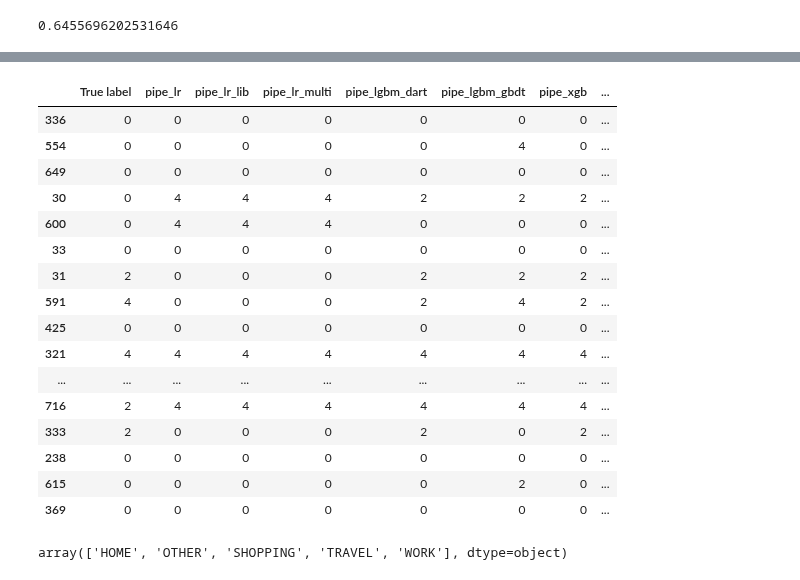
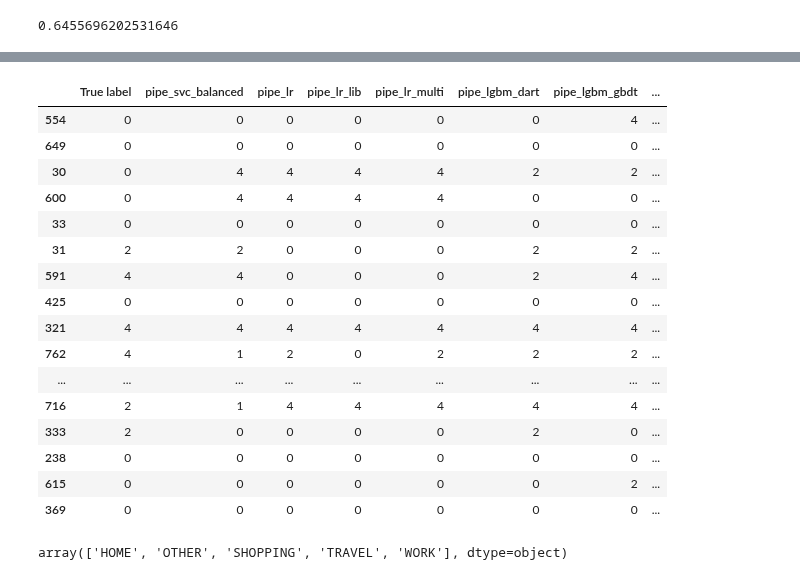
Before and after one commit to mozhao0331/Restaurant_Segmentation_Analysis, a Jupyter notebook: doc/smoothie_king/ensemble_no_percent_features.ipynb, the cells around one changed output, grey strips where cells are left out. Cells and saved outputs as stored; diff of their text form; code cells hidden in the pictures.

```diff
--- a/doc/smoothie_king/ensemble.ipynb
+++ b/doc/smoothie_king/ensemble_no_percent_features.ipynb
@@ -243,6 +325,7 @@ pipe_lr.score(X_test, y_test)
 # %%
 prediction_result = pd.DataFrame({
     "True label": y_test,
+    "pipe_svc_balanced": pipe_svc_balanced.predict(X_test),
     "pipe_lr": pipe_lr.predict(X_test)
 })
 # %%
@@ -482,0 +568,6 @@ prediction_result.head(20)
+# %%
+pipe_cat = make_pipeline(
+    preprocessor,
+    CatBoostClassifier(verbose=0, random_state=42, thread_count=-1)
+)
+pipe_cat.fit(X_train, y_train);
@@ -483,3 +582,14 @@ prediction_result.head(20)
+# %%
+cat_param_grid = {
+    "catboostclassifier__learning_rate": [0.001, 0.01, 0.3, 0.5],
+    "catboostclassifier__depth": [3, 6, 9, 12],
+    "catboostclassifier__l2_leaf_reg": [3, 6, 9, 12]
+}
+cat_random_search = RandomizedSearchCV(
+    pipe_cat, cat_param_grid, n_jobs=-1, n_iter=20, cv=5, random_state=42
+)
+# %%
+cat_random_search.fit(X_train, y_train);
 # %% [markdown]
 ## Trying RandomForest
 # %%
@@ -589,23 +699,23 @@ prediction_result.iloc[20:60]
 | 336 | 0 | 0 | 0 | 0 | 0 | 0 | 0 | ... |
 # %%
-prediction_result.tail(20)
+prediction_result.iloc[60:]
 # %% [output]
-|  | True label | pipe_lr | pipe_lr_lib | pipe_lr_multi | pipe_lgbm_dart | pipe_lgbm_gbdt | pipe_xgb | ... |
-| 336 | 0 | 0 | 0 | 0 | 0 | 0 | 0 | ... |
-| 554 | 0 | 0 | 0 | 0 | 0 | 4 | 0 | ... |
+|  | True label | pipe_svc_balanced | pipe_lr | pipe_lr_lib | pipe_lr_multi | pipe_lgbm_dart | pipe_lgbm_gbdt | ... |
+| 554 | 0 | 0 | 0 | 0 | 0 | 0 | 4 | ... |
 | 649 | 0 | 0 | 0 | 0 | 0 | 0 | 0 | ... |
-| 30 | 0 | 4 | 4 | 4 | 2 | 2 | 2 | ... |
-| 600 | 0 | 4 | 4 | 4 | 0 | 0 | 0 | ... |
+| 30 | 0 | 4 | 4 | 4 | 4 | 2 | 2 | ... |
+| 600 | 0 | 4 | 4 | 4 | 4 | 0 | 0 | ... |
 | 33 | 0 | 0 | 0 | 0 | 0 | 0 | 0 | ... |
-| 31 | 2 | 0 | 0 | 0 | 2 | 2 | 2 | ... |
-| 591 | 4 | 0 | 0 | 0 | 2 | 4 | 2 | ... |
+| 31 | 2 | 2 | 0 | 0 | 0 | 2 | 2 | ... |
+| 591 | 4 | 4 | 0 | 0 | 0 | 2 | 4 | ... |
 | 425 | 0 | 0 | 0 | 0 | 0 | 0 | 0 | ... |
 | 321 | 4 | 4 | 4 | 4 | 4 | 4 | 4 | ... |
+| 762 | 4 | 1 | 2 | 0 | 2 | 2 | 2 | ... |
 | ... | ... | ... | ... | ... | ... | ... | ... | ... |
-| 716 | 2 | 4 | 4 | 4 | 4 | 4 | 4 | ... |
-| 333 | 2 | 0 | 0 | 0 | 2 | 0 | 2 | ... |
+| 716 | 2 | 1 | 4 | 4 | 4 | 4 | 4 | ... |
+| 333 | 2 | 0 | 0 | 0 | 0 | 2 | 0 | ... |
 | 238 | 0 | 0 | 0 | 0 | 0 | 0 | 0 | ... |
-| 615 | 0 | 0 | 0 | 0 | 0 | 2 | 0 | ... |
+| 615 | 0 | 0 | 0 | 0 | 0 | 0 | 2 | ... |
 | 369 | 0 | 0 | 0 | 0 | 0 | 0 | 0 | ... |
 # %%
 le.classes_
```
Also changed, not shown: parts of 23 cells of this notebook.
